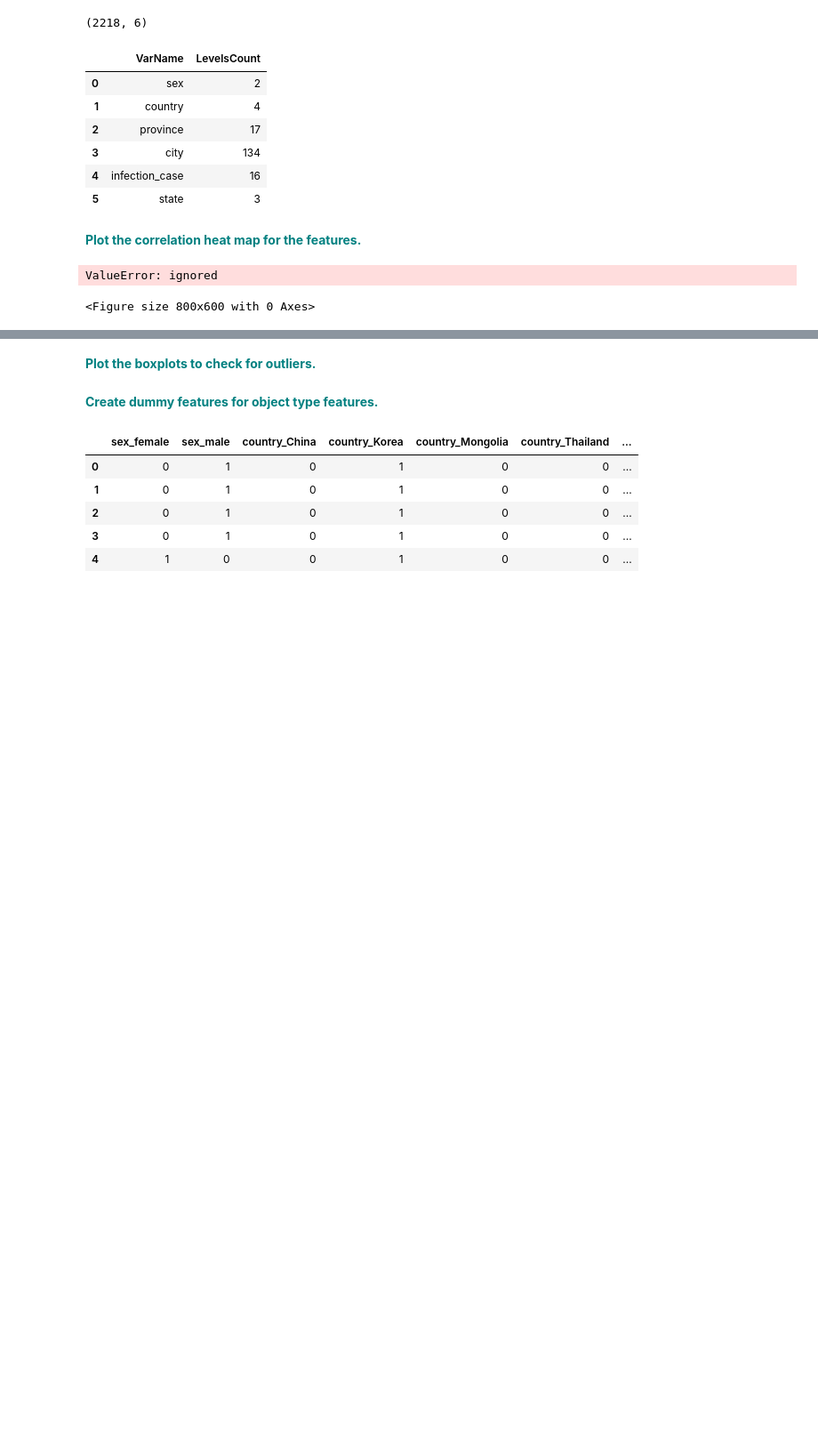
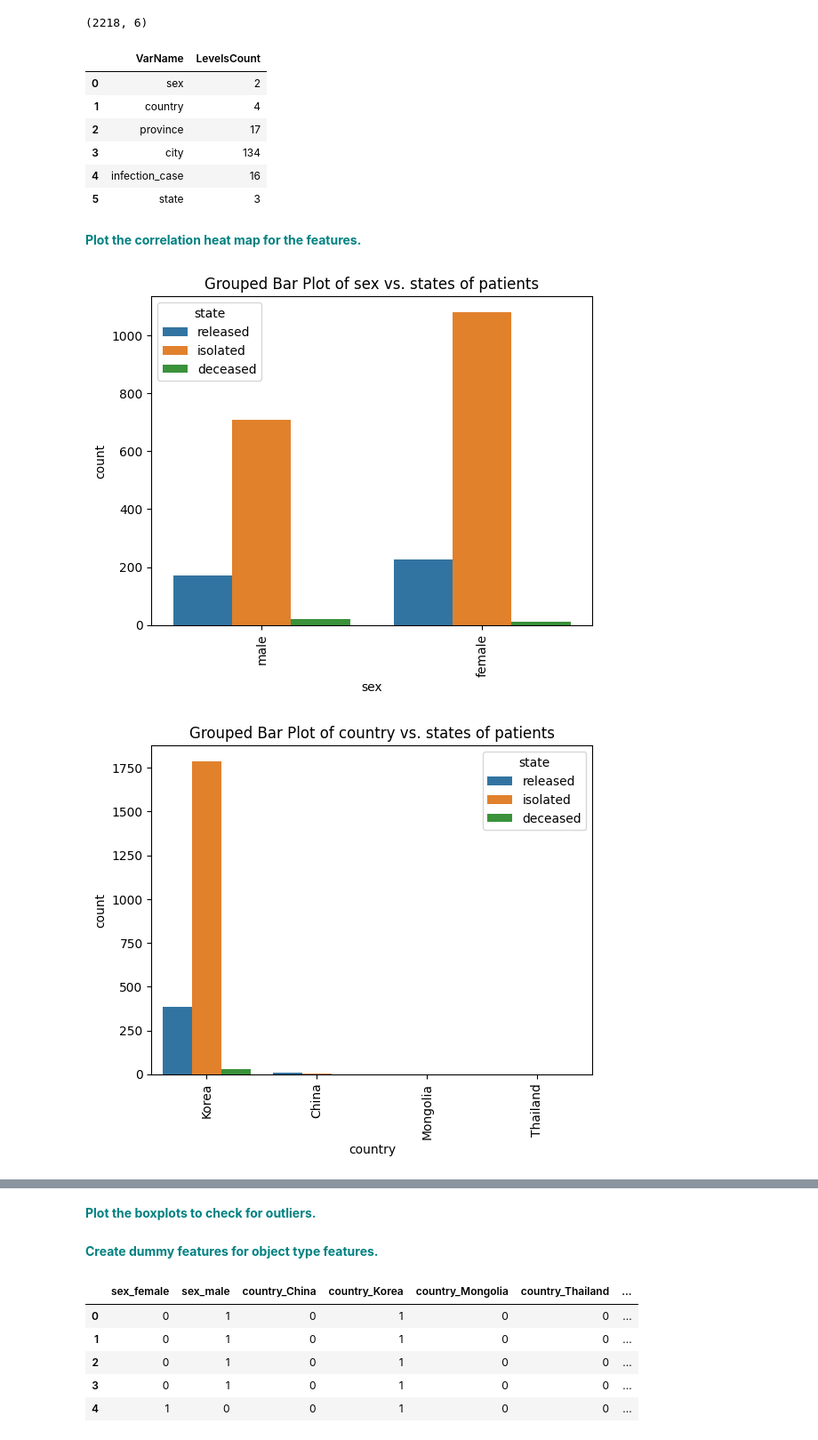
Before and after one commit to dqminhv/RandomForest_casestudy_covid19, a Jupyter notebook: RandomForest_casestudy_covid19.ipynb, the cells around one changed output, grey strips where cells are left out. Shown at 89% size. Saved outputs shown, nothing was run; the diff lists cells and outputs as text; code cells hidden in the pictures; blank space fills up the shorter version.

Commit message:
Correlation_plots

```diff
--- a/RandomForest_casestudy_covid19.ipynb
+++ b/RandomForest_casestudy_covid19.ipynb
@@ -338,13 +338,13 @@ vn
 | 5 | state | 3 |
 # %% [markdown]
 **<font color='teal'> Plot the correlation heat map for the features.</font>**
-# %%
-plt.figure(figsize=(8, 6))
-sns.heatmap(dfo, annot=True, cmap='coolwarm', fmt='d', linewidths=0.5)
-plt.title('Heatmap of the data set')
-#plt.xlabel('Columns')
-#plt.ylabel('Rows')
-plt.show()
-# %% [output]
-ValueError: ignored
-<Figure size 800x600 with 0 Axes>
+# %%
+var = list(dfo.drop('state', axis=1).columns)
+for v in var:
+  _ = sns.countplot(x=v, hue='state', data=dfo)
+  _ = plt.title('Grouped Bar Plot of {} vs. states of patients'.format(v))
+  _ = plt.xticks(rotation=90)
+  plt.show()
+# %% [output]
+[figure, added]
+[figure, added]
```
Also changed, not shown: parts of 1 cell of this notebook.
